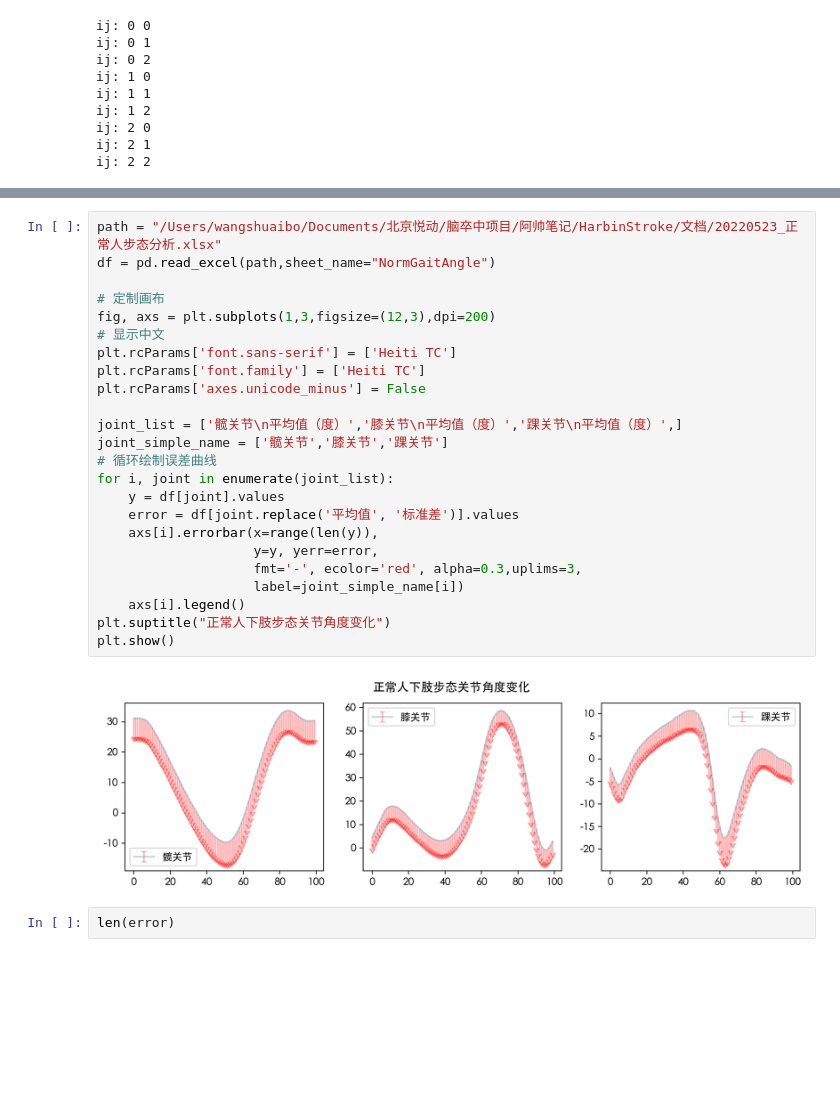
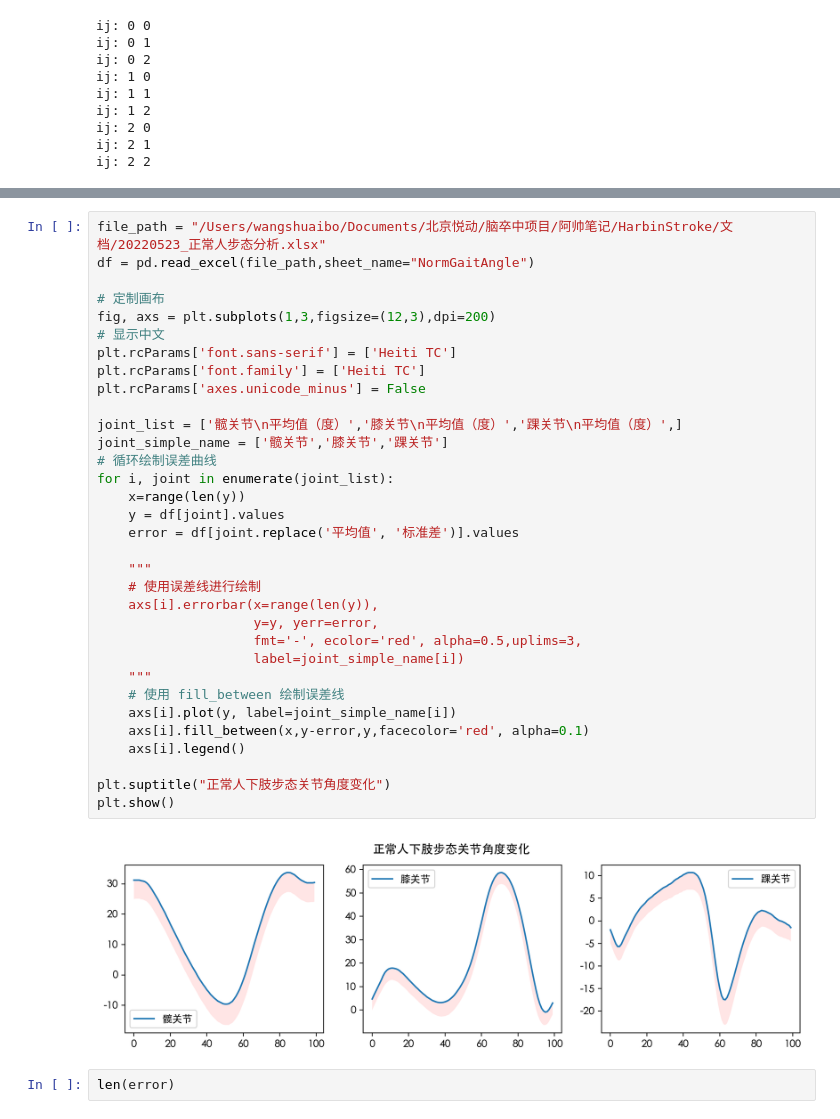
Before and after one commit to Allwillcome/--_----, a Jupyter notebook: Notes/temp.ipynb, the cells around one changed output, grey strips where cells are left out. Cells and saved outputs as stored; diff of their text form; blank space fills up the shorter version.

```diff
--- a/Notes/temp.ipynb
+++ b/Notes/temp.ipynb
@@ -412,29 +409,38 @@ Intel MKL WARNING: Support of Intel(R) Streaming SIMD Extensions 4.2 (Intel(R) S
 # %%
-path = "/Users/wangshuaibo/Documents/北京悦动/脑卒中项目/阿帅笔记/HarbinStroke/文档/20220523_正常人步态分析.xlsx"
-df = pd.read_excel(path,sheet_name="NormGaitAngle")
+file_path = "/Users/wangshuaibo/Documents/北京悦动/脑卒中项目/阿帅笔记/HarbinStroke/文档/20220523_正常人步态分析.xlsx"
+df = pd.read_excel(file_path,sheet_name="NormGaitAngle")
 
 # 定制画布
 fig, axs = plt.subplots(1,3,figsize=(12,3),dpi=200)
 # 显示中文
 plt.rcParams['font.sans-serif'] = ['Heiti TC']
 plt.rcParams['font.family'] = ['Heiti TC']
 plt.rcParams['axes.unicode_minus'] = False
 
 joint_list = ['髋关节\n平均值（度）','膝关节\n平均值（度）','踝关节\n平均值（度）',]
 joint_simple_name = ['髋关节','膝关节','踝关节']
 # 循环绘制误差曲线
 for i, joint in enumerate(joint_list):
+    x=range(len(y))
     y = df[joint].values
     error = df[joint.replace('平均值', '标准差')].values
+
+    """
+    # 使用误差线进行绘制
     axs[i].errorbar(x=range(len(y)),
                     y=y, yerr=error,
-                    fmt='-', ecolor='red', alpha=0.3,uplims=3,
+                    fmt='-', ecolor='red', alpha=0.5,uplims=3,
                     label=joint_simple_name[i])
+    """
+    # 使用 fill_between 绘制误差线
+    axs[i].plot(y, label=joint_simple_name[i])
+    axs[i].fill_between(x,y-error,y,facecolor='red', alpha=0.1)
     axs[i].legend()
+
 plt.suptitle("正常人下肢步态关节角度变化")
 plt.show()
 # %% [output]
-[figure, old version]
+[figure, new version]
 # %%
 len(error)
 # %% [output]
```
Also changed, not shown: parts of 2 cells of this notebook.
